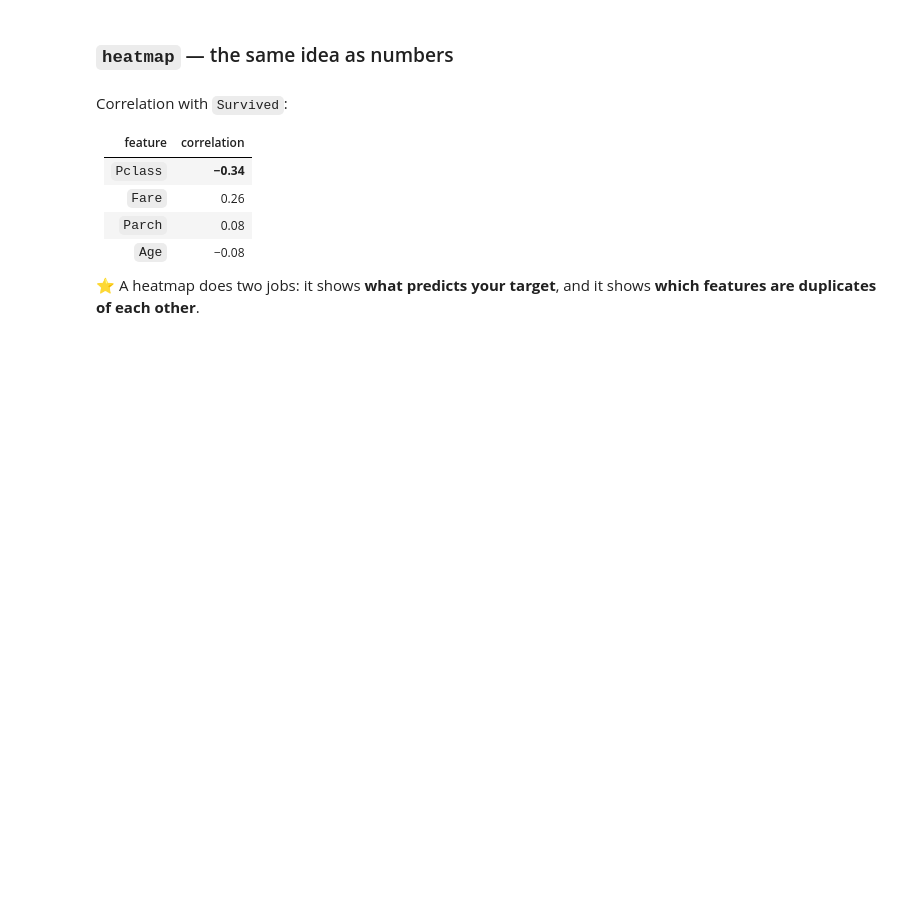
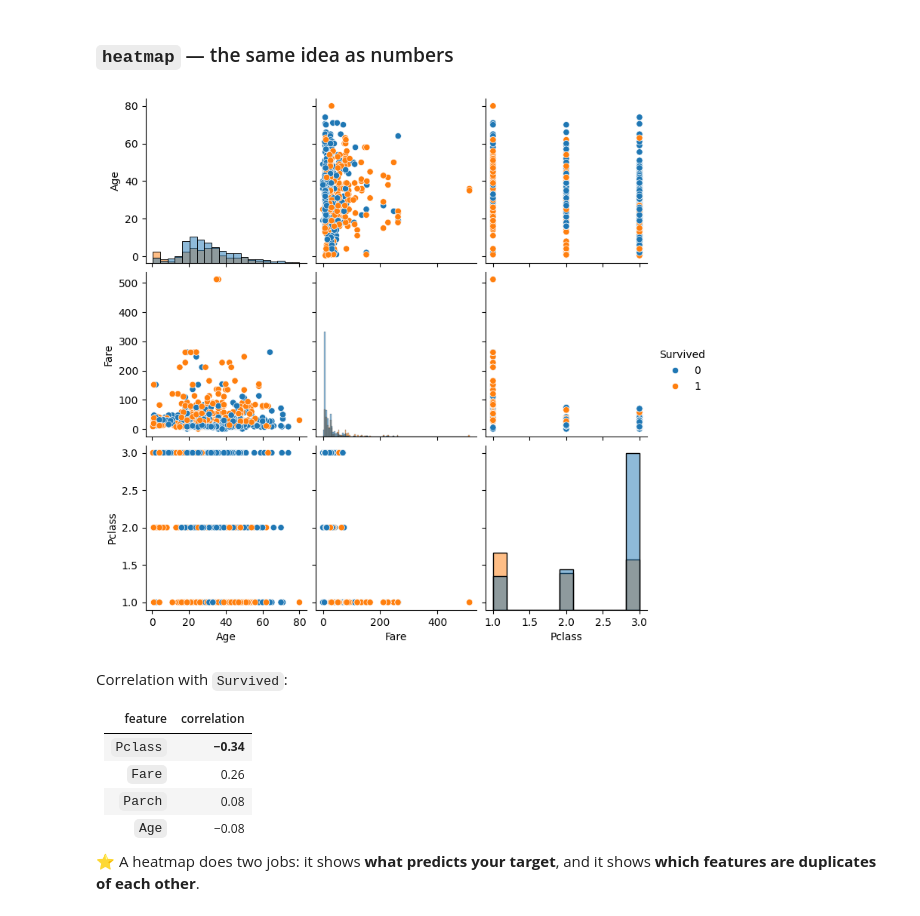
Before and after one commit to prishitasingh7/assigments, a Jupyter notebook: pandas/plotting_for_ml.ipynb, the cells around one changed output. Cells and saved outputs as stored; diff of their text form; code cells hidden in the pictures; blank space fills up the shorter version.

```diff
--- a/pandas/plotting_for_ml.ipynb
+++ b/pandas/plotting_for_ml.ipynb
@@ -318,6 +370,20 @@ Use `height=` instead. It is also slow on wide tables — pick your columns firs
 ### `heatmap` — the same idea as numbers
 # %%
 # correlation of the numeric columns
+# Pairplot of numeric columns colored by Survived
+
+import seaborn as sns
+import matplotlib.pyplot as plt
+
+sns.pairplot(
+    df[["Age", "Fare", "Pclass", "Survived"]],
+    hue="Survived",
+    diag_kind="hist"
+)
+
+plt.show()
+# %% [output]
+[figure, added]
 # %%
 # the same thing as a heatmap, with the numbers written on it
 # %% [markdown]
```
Also changed, not shown: parts of 5 cells of this notebook, 3 other files.
